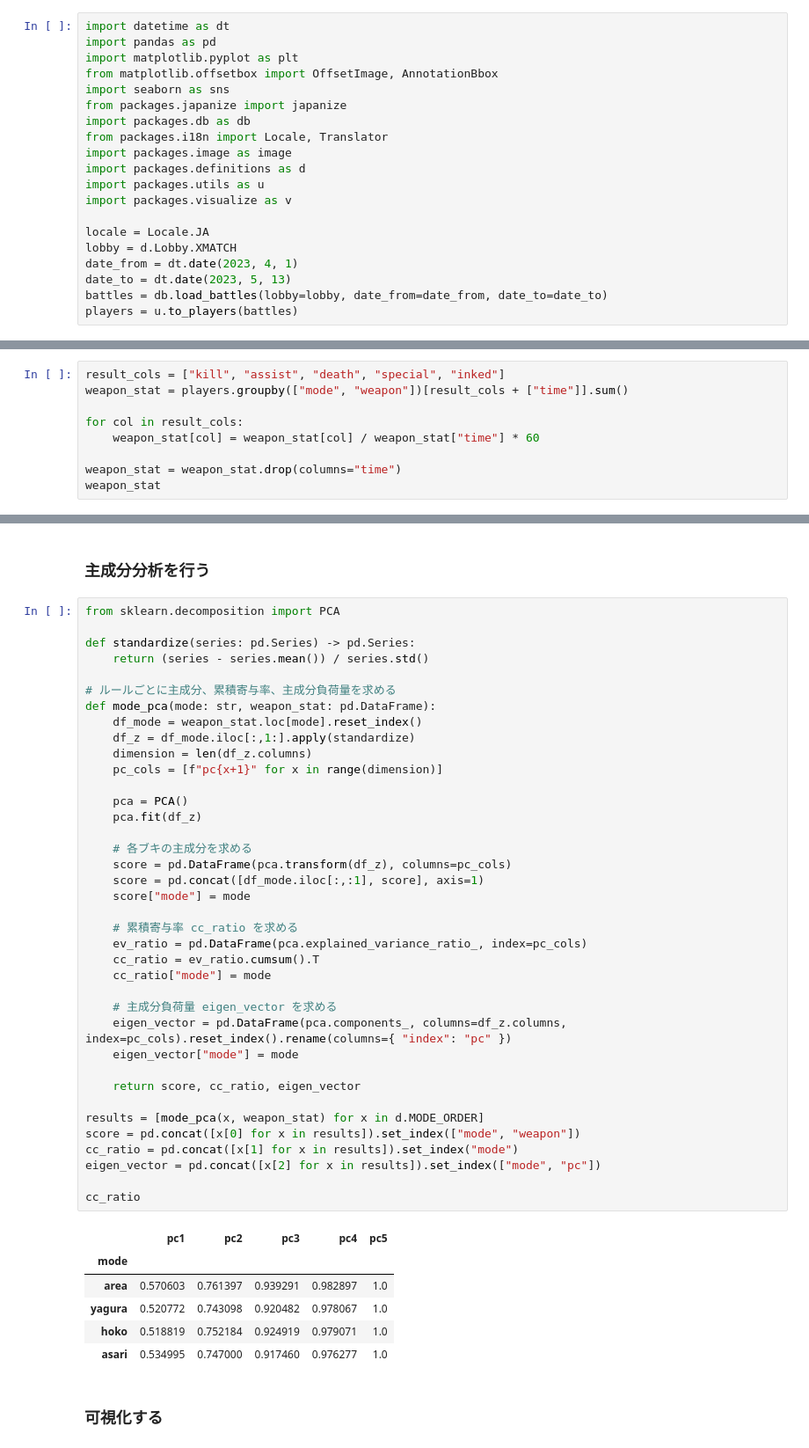
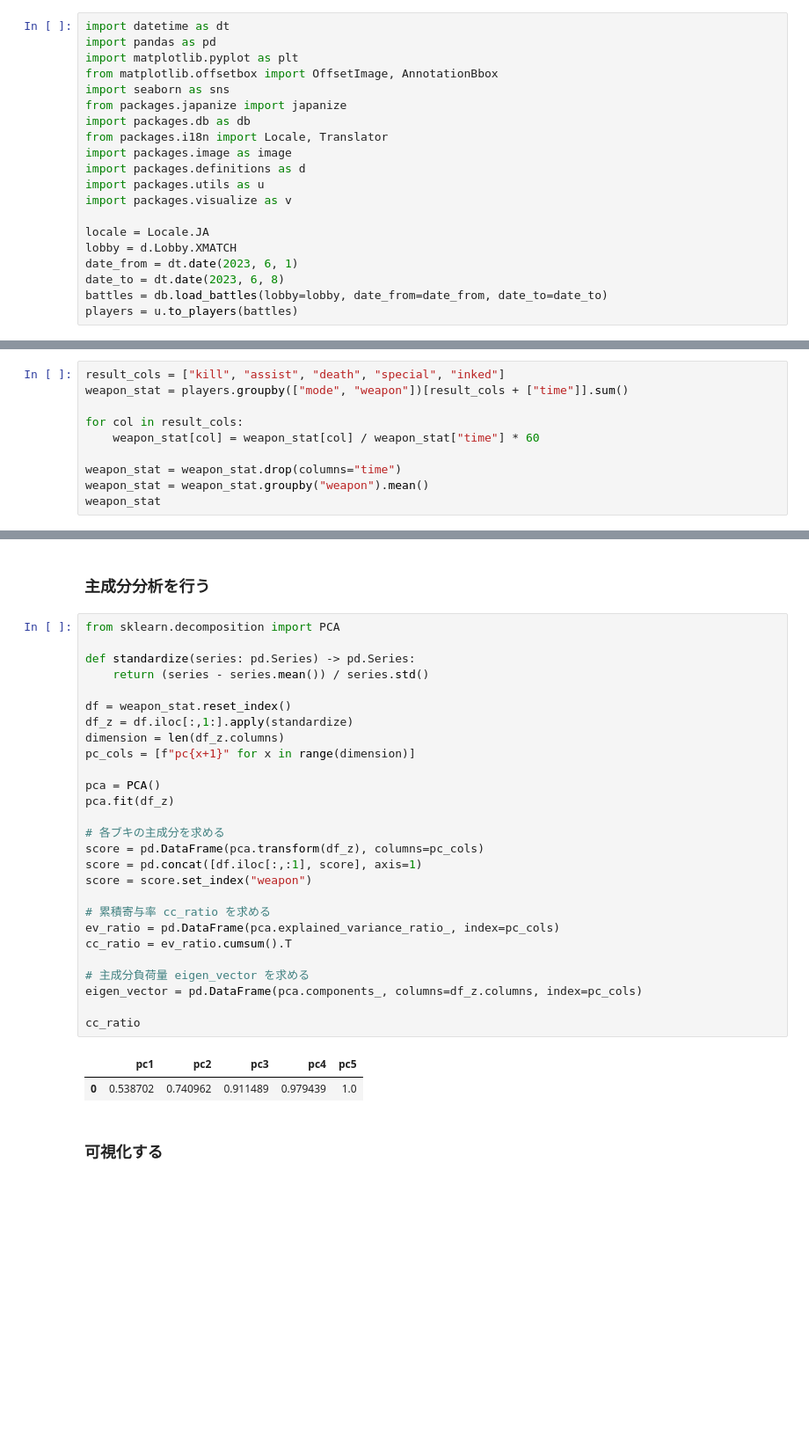
Before and after one commit to splatoonstat/splat-stat, a Jupyter notebook: examples/xmatch_weapon_pca.ipynb, the cells around one changed output, grey strips where cells are left out. Shown at 88% size. Drawn from its saved outputs; the diff is of its cells as text; blank space fills up the shorter version.

```diff
--- a/examples/xmatch_weapon_pca.ipynb
+++ b/examples/xmatch_weapon_pca.ipynb
@@ -14,8 +14,8 @@ import packages.visualize as v
 
 locale = Locale.JA
 lobby = d.Lobby.XMATCH
-date_from = dt.date(2023, 4, 1)
-date_to = dt.date(2023, 5, 13)
+date_from = dt.date(2023, 6, 1)
+date_to = dt.date(2023, 6, 8)
 battles = db.load_battles(lobby=lobby, date_from=date_from, date_to=date_to)
 players = u.to_players(battles)
 # %% [markdown]
@@ -34,5 +34,6 @@ for col in result_cols:
     weapon_stat[col] = weapon_stat[col] / weapon_stat["time"] * 60
 
 weapon_stat = weapon_stat.drop(columns="time")
+weapon_stat = weapon_stat.groupby("weapon").mean()
 weapon_stat
 # %% [output]
@@ -78,48 +67,33 @@ weapon_stat.groupby("mode").corr()
 # %%
 from sklearn.decomposition import PCA
 
 def standardize(series: pd.Series) -> pd.Series:
     return (series - series.mean()) / series.std()
 
-# ルールごとに主成分、累積寄与率、主成分負荷量を求める
-def mode_pca(mode: str, weapon_stat: pd.DataFrame):
-    df_mode = weapon_stat.loc[mode].reset_index()
-    df_z = df_mode.iloc[:,1:].apply(standardize)
-    dimension = len(df_z.columns)
-    pc_cols = [f"pc{x+1}" for x in range(dimension)]
+df = weapon_stat.reset_index()
+df_z = df.iloc[:,1:].apply(standardize)
+dimension = len(df_z.columns)
+pc_cols = [f"pc{x+1}" for x in range(dimension)]
 
-    pca = PCA()
-    pca.fit(df_z)
+pca = PCA()
+pca.fit(df_z)
 
-    # 各ブキの主成分を求める
-    score = pd.DataFrame(pca.transform(df_z), columns=pc_cols)
-    score = pd.concat([df_mode.iloc[:,:1], score], axis=1)
-    score["mode"] = mode
+# 各ブキの主成分を求める
+score = pd.DataFrame(pca.transform(df_z), columns=pc_cols)
+score = pd.concat([df.iloc[:,:1], score], axis=1)
+score = score.set_index("weapon")
 
-    # 累積寄与率 cc_ratio を求める
-    ev_ratio = pd.DataFrame(pca.explained_variance_ratio_, index=pc_cols)
-    cc_ratio = ev_ratio.cumsum().T
-    cc_ratio["mode"] = mode
+# 累積寄与率 cc_ratio を求める
+ev_ratio = pd.DataFrame(pca.explained_variance_ratio_, index=pc_cols)
+cc_ratio = ev_ratio.cumsum().T
 
-    # 主成分負荷量 eigen_vector を求める
-    eigen_vector = pd.DataFrame(pca.components_, columns=df_z.columns, index=pc_cols).reset_index().rename(columns={ "index": "pc" })
-    eigen_vector["mode"] = mode
-
-    return score, cc_ratio, eigen_vector
-
-results = [mode_pca(x, weapon_stat) for x in d.MODE_ORDER]
-score = pd.concat([x[0] for x in results]).set_index(["mode", "weapon"])
-cc_ratio = pd.concat([x[1] for x in results]).set_index("mode")
-eigen_vector = pd.concat([x[2] for x in results]).set_index(["mode", "pc"])
+# 主成分負荷量 eigen_vector を求める
+eigen_vector = pd.DataFrame(pca.components_, columns=df_z.columns, index=pc_cols)
 
 cc_ratio
 # %% [output]
 |  | pc1 | pc2 | pc3 | pc4 | pc5 |
-| mode |  |  |  |  |  |
-| area | 0.570603 | 0.761397 | 0.939291 | 0.982897 | 1.0 |
-| yagura | 0.520772 | 0.743098 | 0.920482 | 0.978067 | 1.0 |
-| hoko | 0.518819 | 0.752184 | 0.924919 | 0.979071 | 1.0 |
-| asari | 0.534995 | 0.747000 | 0.917460 | 0.976277 | 1.0 |
+| 0 | 0.538702 | 0.740962 | 0.911489 | 0.979439 | 1.0 |
 # %% [markdown]
 ### 可視化する
 # %%
```
Also changed, not shown: parts of 4 cells of this notebook, 6 other files.
